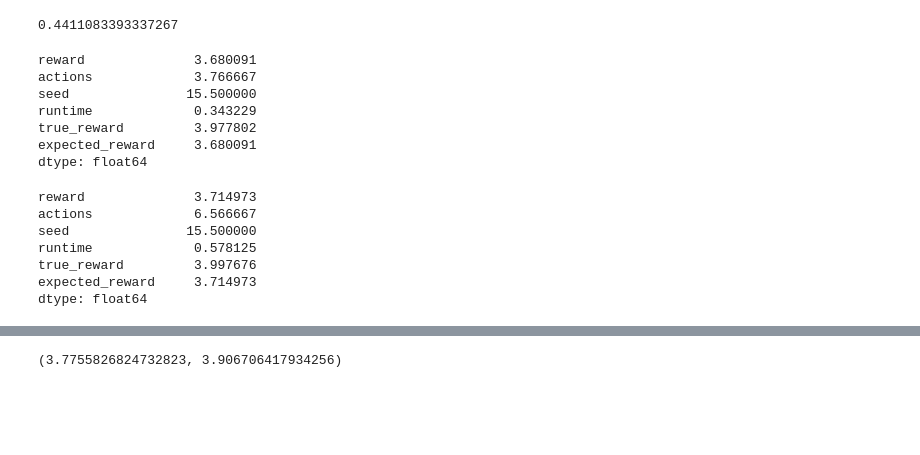
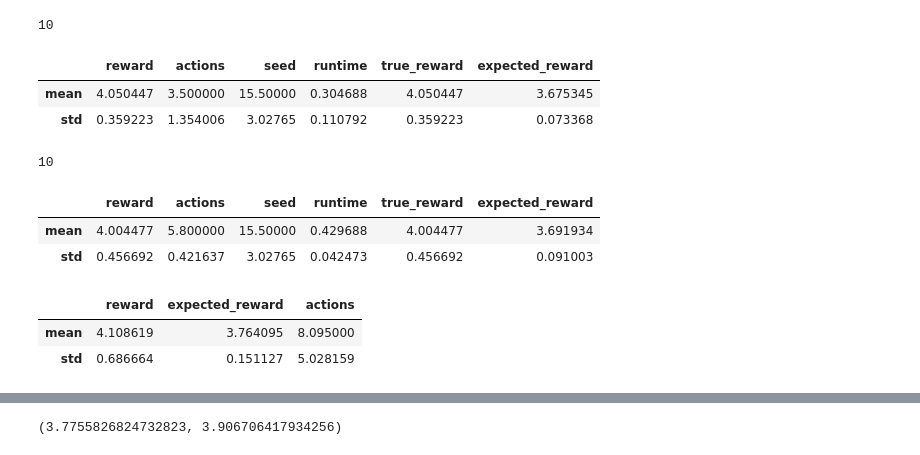
Before and after one commit to lovis-heindrich/MGPS-project-selection, a Jupyter notebook: khalili_env_sim.ipynb, the cells around one changed output, grey strips where cells are left out. Saved outputs shown, nothing was run; the diff lists cells and outputs as text; code cells hidden in the pictures; blank space fills up the shorter version.

Commit message:
experiment analysis

```diff
--- a/khalili_env_sim.ipynb
+++ b/khalili_env_sim.ipynb
@@ -27,51 +30,36 @@ mu = [3.6, 3.1666666666666665, 3.6, 3.1333333333333333, 3.6666666666666665, 2.3]
 sigma = [1.3544307876819288, 1.2617266038997932, 1.3796551293211172, 1.2521246311585852, 1.5161960871578068, 0.9523111632886272]
 
 init = create_init([0]+(mu*num_projects), [0]+(sigma*num_projects))
-expert_costs = [0.02]*6
+expert_costs = [0.002]*6
 
-config = MouselabConfig(num_projects, num_criteria, expert_costs, expert_taus, init, criteria_scale=weights, term_belief=True)
+config = MouselabConfig(num_projects, num_criteria, expert_costs, expert_taus, init, criteria_scale=weights, term_belief=False, max_actions=5)
 env = MouselabJas(config=config)
-# %%
-# Experiments
-num_projects = 5
-num_criteria = 6
-weights = list(np.array([0.0206795, 0.0672084, 0.2227102, 0.1067428, 0.4665054, 0.1161537])*1)
-expert_stds = [1.5616618964384956, 1.449172525995787, 1.5205992970609392, 1.5469422429523034, 1.511270787760881, 1.455189251463794]
-expert_taus = sigma_to_tau(np.array(expert_stds))
-
-mu = [3.6, 3.1666666666666665, 3.6, 3.1333333333333333, 3.6666666666666665, 2.3]
-sigma = [1.3544307876819288, 1.2617266038997932, 1.3796551293211172, 1.2521246311585852, 1.5161960871578068, 0.9523111632886272]
-
-init = create_init([0]+(mu*num_projects), [0]+(sigma*num_projects))
-expert_costs = [0.002]*6
-
-config = MouselabConfig(num_projects, num_criteria, expert_costs, expert_taus, init, criteria_scale=weights, term_belief=True)
-env = MouselabJas(config=config)
-# %%
-print(np.mean(expert_taus))
-# %% [output]
-0.4411083393337267
+# %%
+# Cost weight 0.5798921379230035 for discrete with max 5 actions
+voc_policy = JAS_voc_policy(discrete_observation=True, cost_weight=0.5798921379230035)
+res = run_simulation(env, voc_policy, start_seed=11, n=10)
+print(len(res))
+res.agg(["mean", "std"])
+# %% [output]
+10
+|  | reward | actions | seed | runtime | true_reward | expected_reward |
+| mean | 4.050447 | 3.500000 | 15.50000 | 0.304688 | 4.050447 | 3.675345 |
+| std | 0.359223 | 1.354006 | 3.02765 | 0.110792 | 0.359223 | 0.073368 |
 # %%
-voc_policy = JAS_voc_policy(discrete_observations=False)
-res = run_simulation(env, voc_policy, start_seed=1, n=30)
-res.mean()
+voc_policy = JAS_voc_policy(discrete_observations=False, cost_weight=0.2)
+res = run_simulation(env, voc_policy, start_seed=11, n=10)
+print(len(res))
+res.agg(["mean", "std"])
 # %% [output]
-reward              3.680091
-actions             3.766667
-seed               15.500000
-runtime             0.343229
-true_reward         3.977802
-expected_reward     3.680091
-dtype: float64
+10
+|  | reward | actions | seed | runtime | true_reward | expected_reward |
+| mean | 4.004477 | 5.800000 | 15.50000 | 0.429688 | 4.004477 | 3.691934 |
+| std | 0.456692 | 0.421637 | 3.02765 | 0.042473 | 0.456692 | 0.091003 |
 # %%
-voc_policy = JAS_voc_policy(discrete_observations=False, cost_weight=0.1783)
-res = run_simulation(env, voc_policy, start_seed=1, n=30)
-res.mean()
+voc_policy = JAS_voc_policy(discrete_observations=True, cost_weight=0.05)
+res = run_simulation(env, voc_policy, start_seed=1, n=200)
+res.agg(["mean", "std"])[["reward", "expected_reward", "actions"]]
 # %% [output]
-reward              3.714973
-actions             6.566667
-seed               15.500000
-runtime             0.578125
-true_reward         3.997676
-expected_reward     3.714973
-dtype: float64
+|  | reward | expected_reward | actions |
+| mean | 4.108619 | 3.764095 | 8.095000 |
+| std | 0.686664 | 0.151127 | 5.028159 |
```
Also changed, not shown: parts of 6 cells of this notebook, 7 other files.
